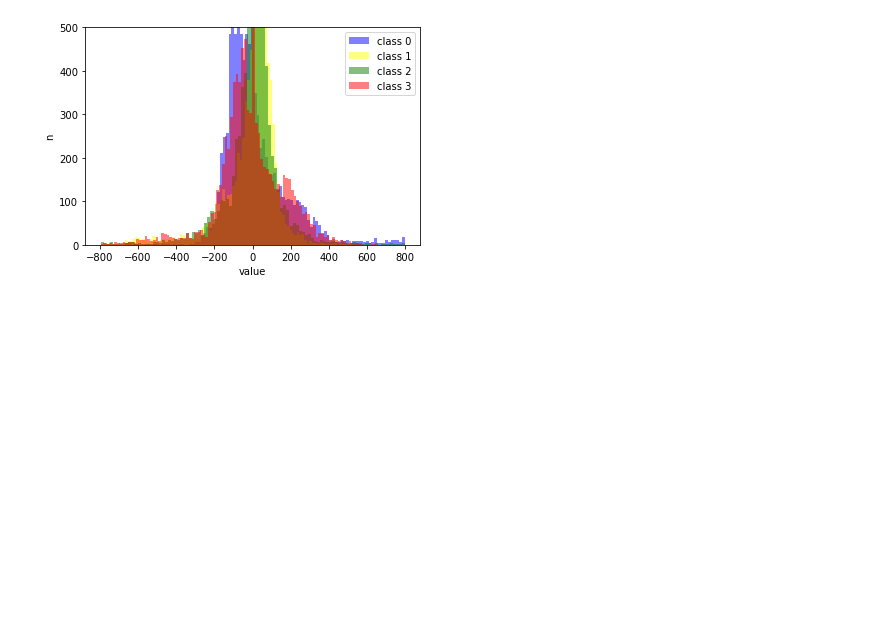
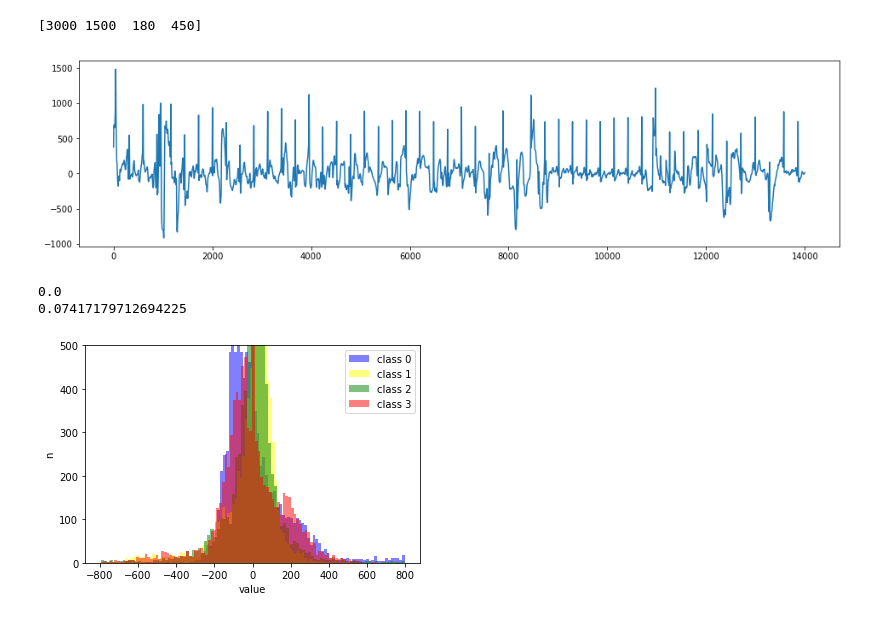
Before and after one commit to fdelia/ETH-machine-learning-course-project-3, a Jupyter notebook: Model.ipynb, the cells around one changed output. Saved outputs shown, nothing was run; the diff lists cells and outputs as text; code cells hidden in the pictures; blank space fills up the shorter version.

```diff
--- a/Model.ipynb
+++ b/Model.ipynb
@@ -17,28 +19,38 @@ print(counts) # features: 18286
 # %%
 from imblearn.over_sampling import SMOTE
 #sm = SMOTE(random_state=384, n_jobs=-1)
 
 ind_train = np.concatenate((np.where(y == 0)[0][0:3000], np.where(y == 1)[0][:1500], np.where(y == 2)[0][:180], np.where(y == 3)[0][:450]))
 ind_test = list(set(range(0, len(X))) - set(ind_train))
 
 X_train = np.take(X, ind_train, axis=0)
 y_train = np.take(y, ind_train, axis=0)
 X_test = np.take(X, ind_test, axis=0)
 y_test = np.take(y, ind_test, axis=0)
 
 #X_train, y_train = sm.fit_sample(X_train, y_train)
 unique, counts = np.unique(y_train, return_counts=True)
 print(counts) # features: 18286
 
-i = 101
-plt.plot(range(len(X[i][:10000])), X[i][:10000])
+i = 9
+plt.figure(figsize=(16,4))
+plt.plot(range(len(X[i][:14000])), X[i][:14000])
 plt.show()
+print(y[i])
 # X_train, y_train, w_train = sampleIt(X_train, y_train)
 # X_test, y_test, w_test = sampleIt(X_test, y_test)
 
+c = 0
 for i, x in enumerate(X):
-    if np.sum(x[13000:])>0:
-        print(i)
+    if np.sum(x[17000:])>0:
+        #print(y[i])
+        c += 1
+print(c / len(X))
+# %% [output]
+[3000 1500  180  450]
+[figure, added]
+0.0
+0.07417179712694225
 # %%
 min_v = -800; max_v = 800;
 plt.hist(X[0][(X[0] > min_v) & (X[0] < max_v) ], 100, facecolor='blue', alpha=0.5, label='class 0')
```
Also changed, not shown: parts of 3 cells of this notebook.
